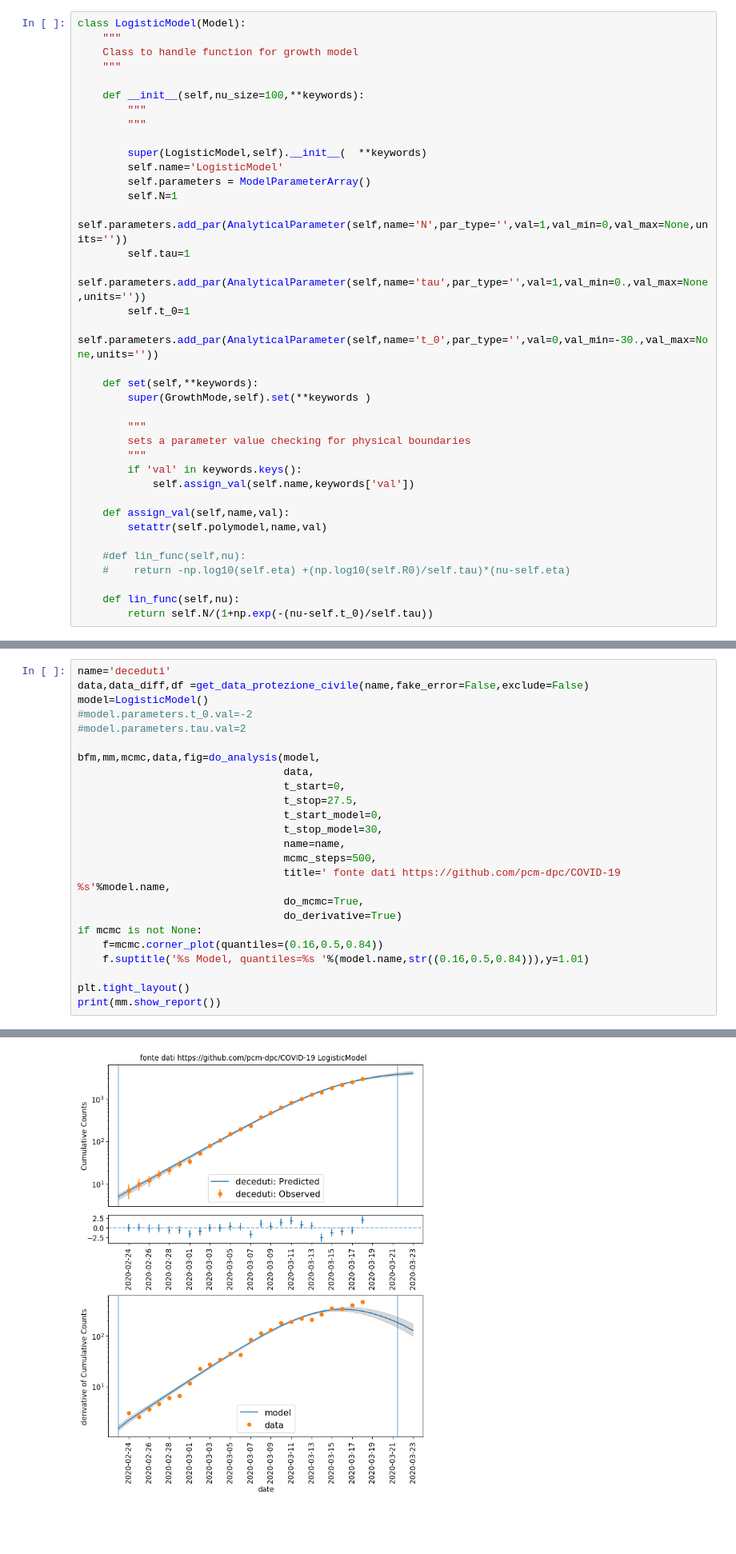
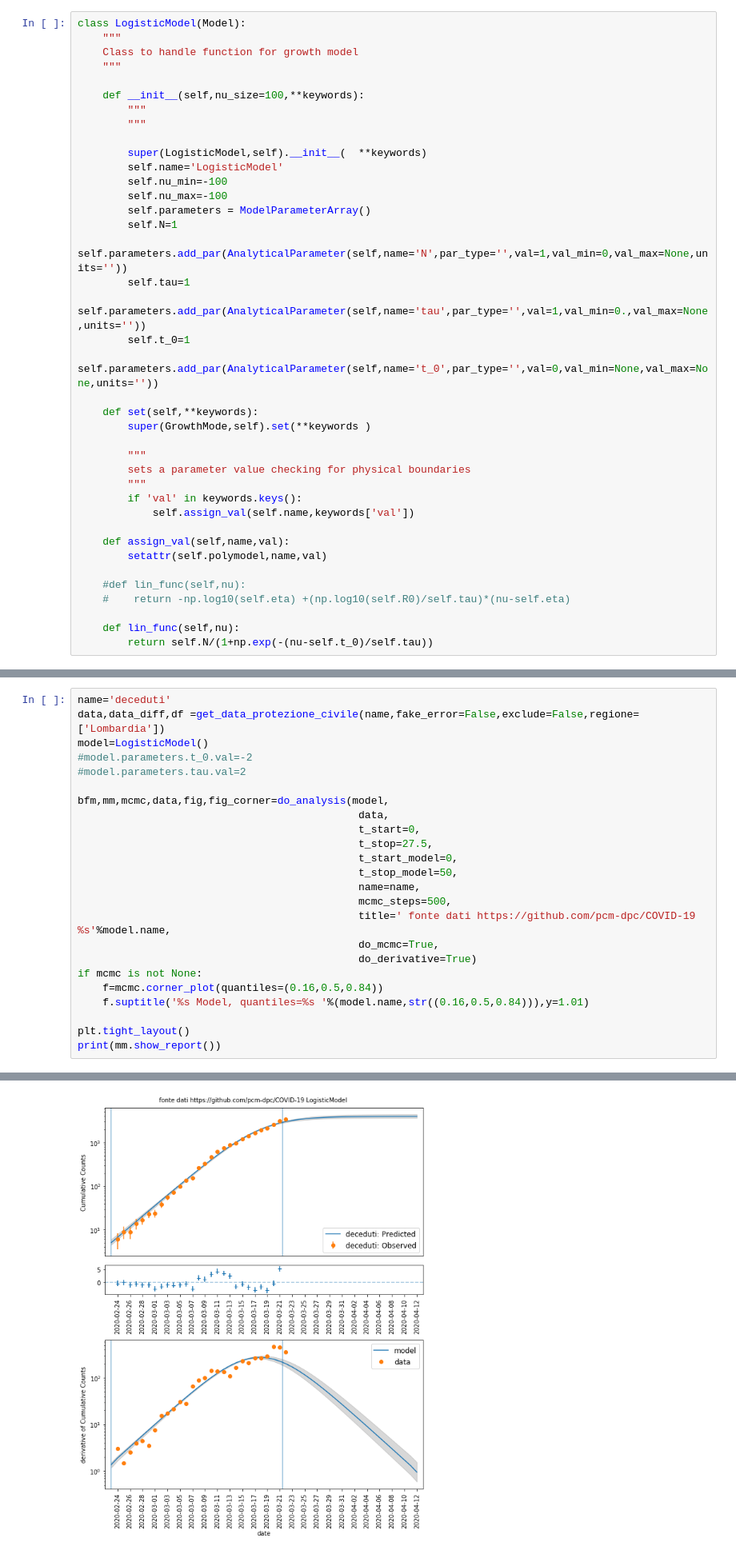
Before and after one commit to andreatramacere/covid19-analysis, a Jupyter notebook: covid_stat.ipynb, the cells around one changed output, grey strips where cells are left out. Shown at 80% size. Drawn from its saved outputs; the diff is of its cells as text; blank space fills up the shorter version.

```diff
--- a/covid_stat.ipynb
+++ b/covid_stat.ipynb
@@ -205,13 +220,15 @@ class LogisticModel(Model):
 
         super(LogisticModel,self).__init__(  **keywords)
         self.name='LogisticModel'
+        self.nu_min=-100
+        self.nu_max=-100
         self.parameters = ModelParameterArray()
         self.N=1
         self.parameters.add_par(AnalyticalParameter(self,name='N',par_type='',val=1,val_min=0,val_max=None,units=''))
         self.tau=1
         self.parameters.add_par(AnalyticalParameter(self,name='tau',par_type='',val=1,val_min=0.,val_max=None,units=''))
         self.t_0=1
-        self.parameters.add_par(AnalyticalParameter(self,name='t_0',par_type='',val=0,val_min=-30.,val_max=None,units=''))
+        self.parameters.add_par(AnalyticalParameter(self,name='t_0',par_type='',val=0,val_min=None,val_max=None,units=''))
 
     def set(self,**keywords):
         super(GrowthMode,self).set(**keywords )
@@ -505,22 +660,22 @@ def do_analysis(model,data,t_start,t_stop,t_start_model,t_stop_model,name,do_plo
 ## Logistic
 # %%
 name='deceduti'
-data,data_diff,df =get_data_protezione_civile(name,fake_error=False,exclude=False)
+data,data_diff,df =get_data_protezione_civile(name,fake_error=False,exclude=False,regione=['Lombardia'])
 model=LogisticModel()
 #model.parameters.t_0.val=-2
 #model.parameters.tau.val=2
 
-bfm,mm,mcmc,data,fig=do_analysis(model,
-                                 data,
-                                 t_start=0,
-                                 t_stop=27.5,
-                                 t_start_model=0,
-                                 t_stop_model=30,
-                                 name=name,
-                                 mcmc_steps=500,
-                                 title=' fonte dati https://github.com/pcm-dpc/COVID-19 %s'%model.name,
-                                 do_mcmc=True,
-                                 do_derivative=True)
+bfm,mm,mcmc,data,fig,fig_corner=do_analysis(model,
+                                             data,
+                                             t_start=0,
+                                             t_stop=27.5,
+                                             t_start_model=0,
+                                             t_stop_model=50,
+                                             name=name,
+                                             mcmc_steps=500,
+                                             title=' fonte dati https://github.com/pcm-dpc/COVID-19 %s'%model.name,
+                                             do_mcmc=True,
+                                             do_derivative=True)
 if mcmc is not None:
     f=mcmc.corner_plot(quantiles=(0.16,0.5,0.84))
     f.suptitle('%s Model, quantiles=%s '%(model.name,str((0.16,0.5,0.84))),y=1.01)
@@ -551,4 +706,4 @@ LogisticModel  t_0 2.208819e+01 2.946968e-01    -- 0.000000e+00 -3.000000e+01
 **************************************************************************************************
 
 None
-[figure, old version]
+[figure, new version]
```
Also changed, not shown: parts of 51 cells of this notebook.
